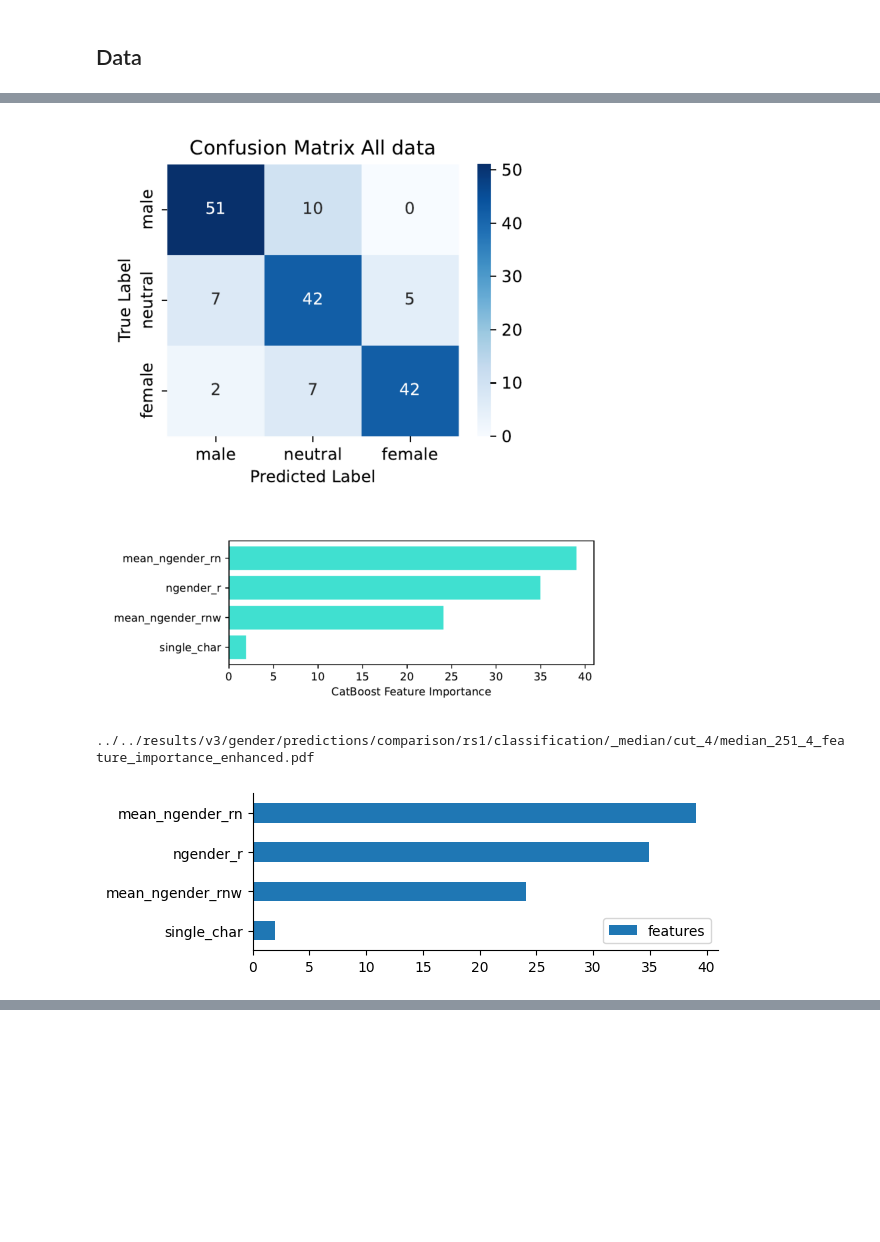
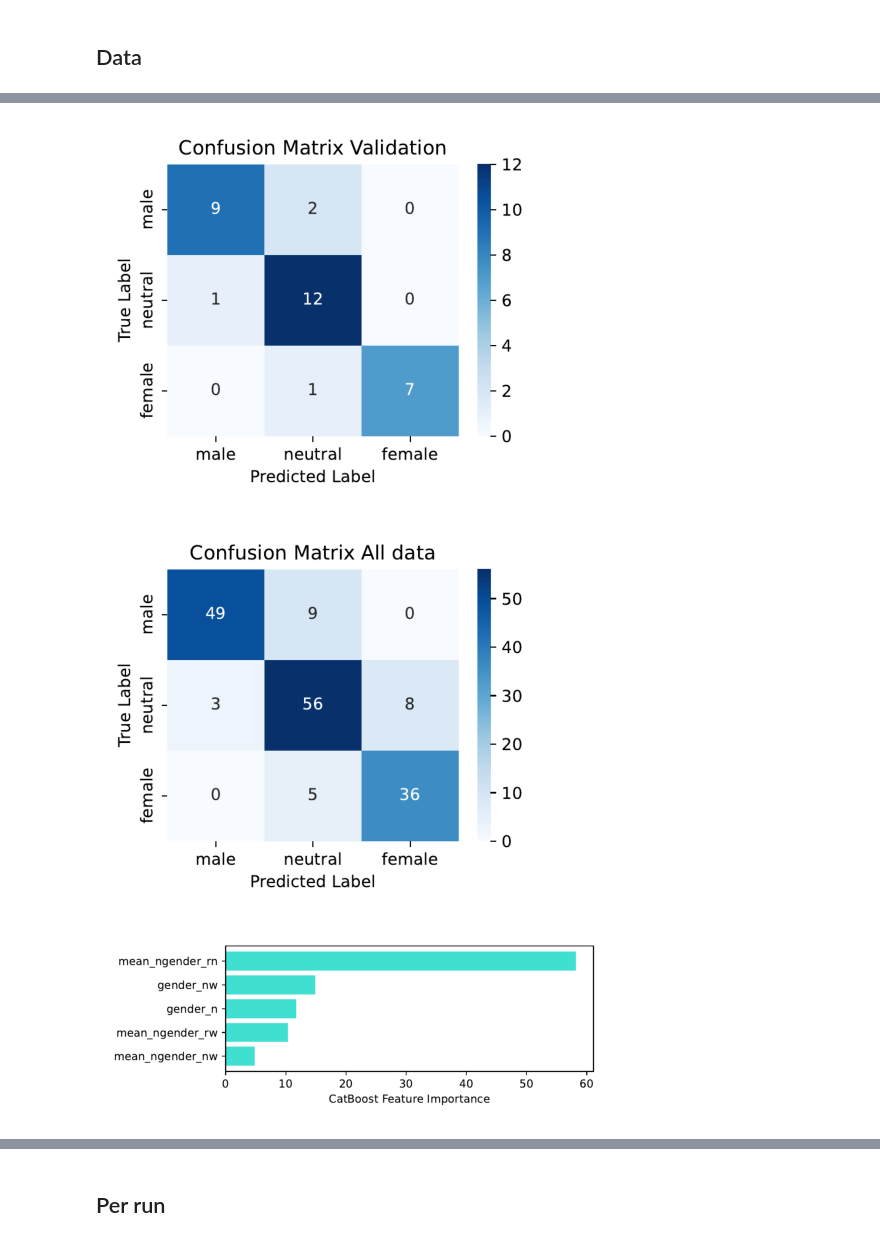
Before and after one commit to CSHVienna/chinese-names-gender, a Jupyter notebook: code/notebooks/predictions_classification.ipynb, the cells around one changed output, grey strips where cells are left out. Saved outputs shown, nothing was run; the diff lists cells and outputs as text; code cells hidden in the pictures; blank space fills up the shorter version.

```diff
--- a/code/notebooks/predictions_classification.ipynb
+++ b/code/notebooks/predictions_classification.ipynb
@@ -109,9 +115,9 @@ Name: 3534, dtype: object
 # %%
 metric = df_results.loc[best_id].y.replace('gender_','')
 cut_id = df_results.loc[best_id].strategy_id
-gt_agg = setup.STRATEGY[df_results.loc[best_id].strategy_id]['gt_agg']
+rs = df_results.loc[best_id].rs
 
-f_name = DIR.replace('<VAR_X>', metric).replace('cut_*/*', f"cut_{cut_id}")
+f_name = DIR.replace('rs*',f'rs{rs}').replace('<VAR_X>', metric).replace('cut_*', f"cut_{cut_id}").replace('/*', "")
 f_name = f"{f_name}/{metric}_{df_results.loc[best_id].features_id}_{df_results.loc[best_id].strategy_id}"
 f_name
 # %% [output]
@@ -129,51 +125,9 @@ plt.close()
-# %%
-# predictions
-fn = f"{f_name}_confusion_all.pdf"
-images = convert_from_path(fn)
-plt.imshow(images[0])
-plt.axis("off")  # Hide axes
-plt.show()
-plt.close()
-# %% [output]
-[figure, removed]
-# %%
-# predictors
-fn = f"{f_name}_feature_importance.pdf"
-images = convert_from_path(fn)
-plt.imshow(images[0])
-plt.axis("off")  # Hide axes
-plt.show()
-plt.close()
-# %% [output]
-[figure, removed]
-# %%
-from catboost import CatBoostClassifier
-
-# Loading model
-fn_model = f"{f_name}.cbm"
-model = CatBoostClassifier()
-model.load_model(fn_model, format="cbm")
-
-# Loading feature importance
-feature_importance_dict = {}
-for fn, fi in zip(*(model.feature_names_,model.get_feature_importance())):
-    feature_importance_dict[fn] = fi
-feature_importance_df = pd.DataFrame(feature_importance_dict, index=['features'])
-
-# Plotting enhance version
-width = 6
-height = 2 + (len(model.feature_names_) - 0) * (12 - 2) / (len(setup.FEATURE_NAMES) - 0)
-
-ax = feature_importance_df.T.sort_values('features').plot.barh(figsize=(width, height))
-ax.spines['top'].set_visible(False)
-ax.spines['right'].set_visible(False)
-
-fn = f"{f_name}_feature_importance_enhanced.pdf"
-print(fn)
-
-plt.savefig(fn, dpi=300, bbox_inches="tight")
-plt.show()
-plt.close()
-# %% [output]
-../../results/v3/gender/predictions/comparison/rs1/classification/_median/cut_4/median_251_4_feature_importance_enhanced.pdf
-[figure, removed]
+# %%
+vis.plot_confusion_matrix(f"{f_name}_confusion_val.pdf")
+vis.plot_confusion_matrix(f"{f_name}_confusion_all.pdf")
+vis.plot_importance(f"{f_name}_feature_importance.pdf")
+vis.replot_importance(f_name, regressor=False)
+# %% [output]
+[figure, added]
+[figure, added]
+[figure, added]
@@ -179,0 +135,2 @@ plt.close()
+# %% [markdown]
+## Per run
```
Also changed, not shown: parts of 21 cells of this notebook, 7 other files.
